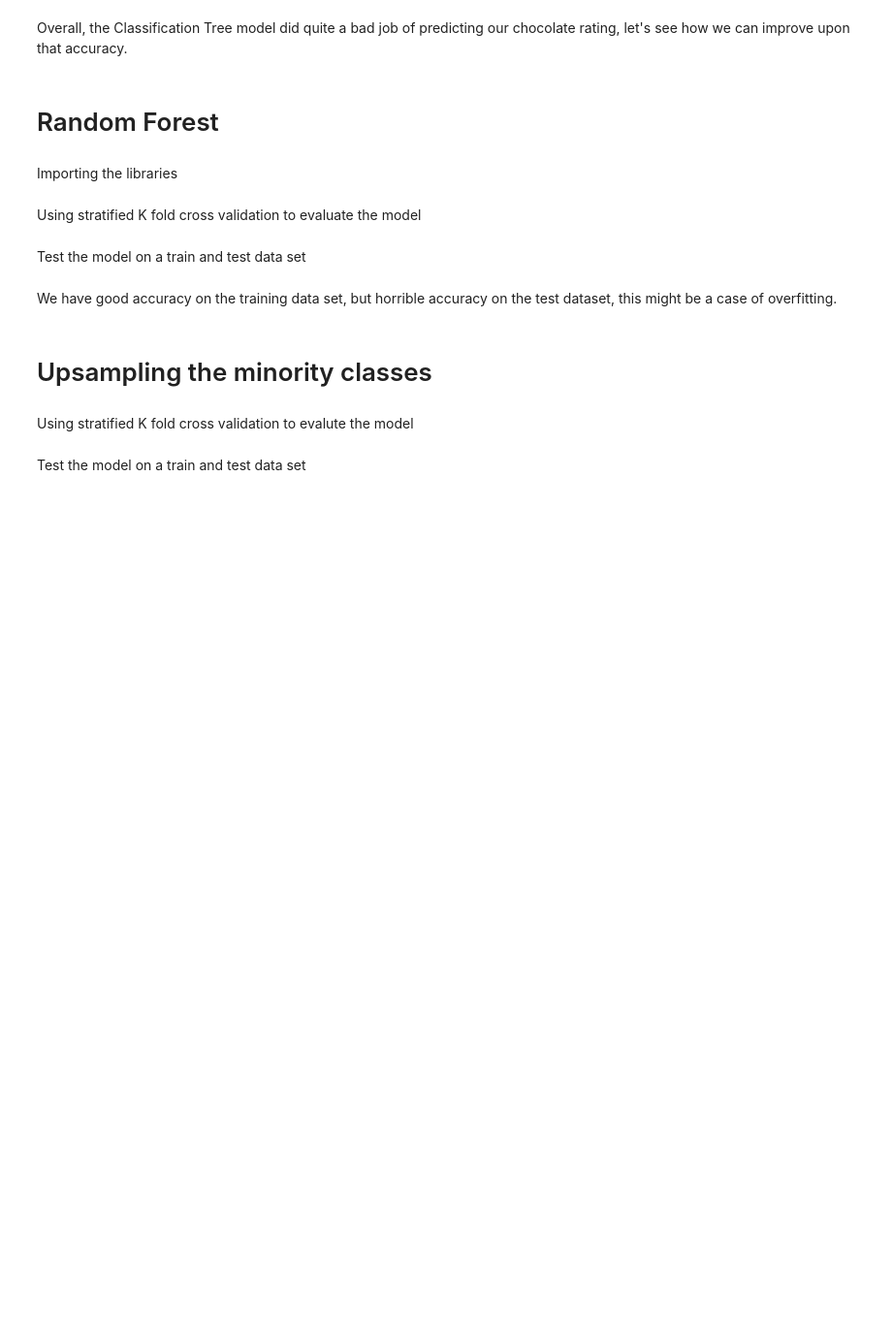
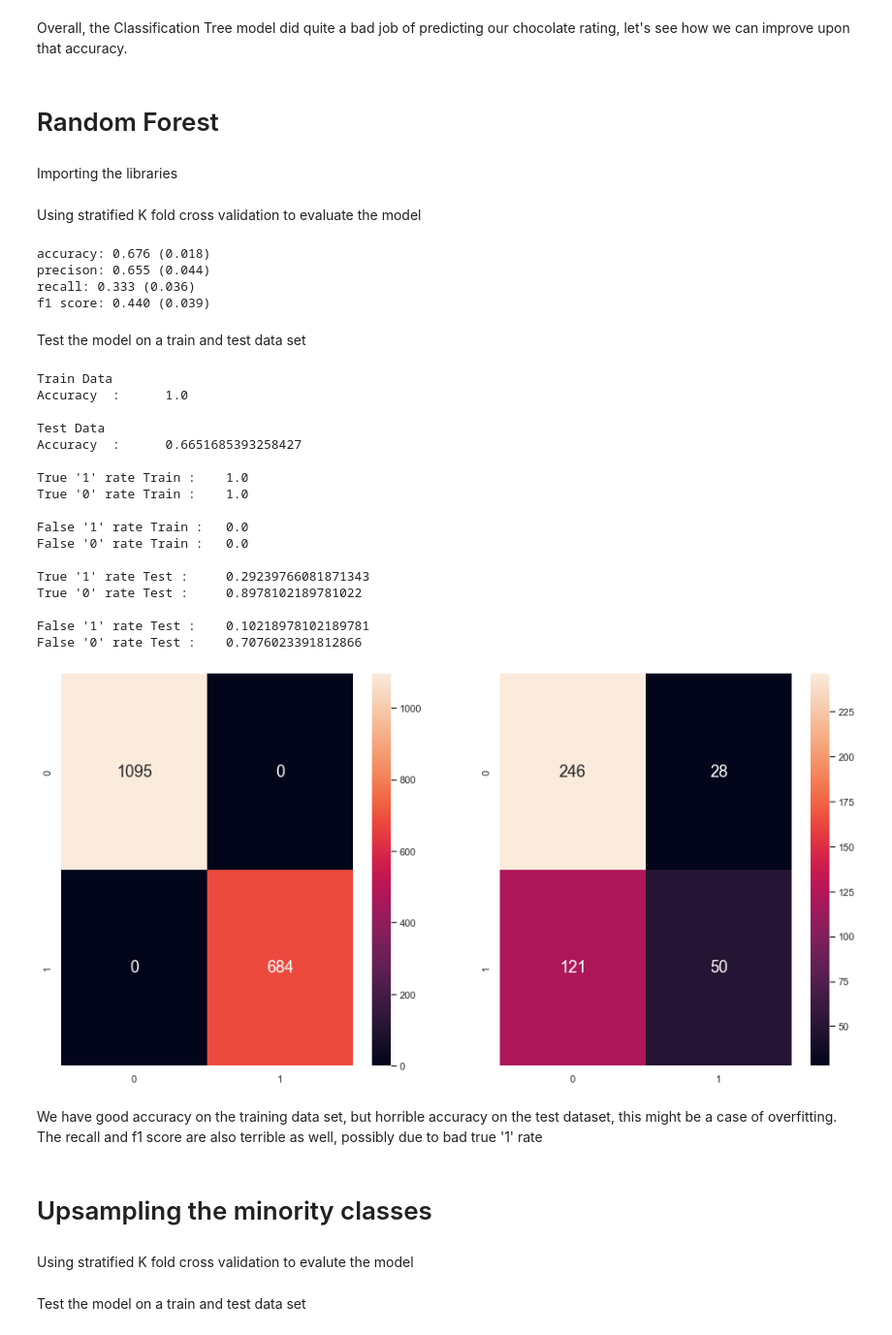
Before and after one commit to bachts/sc1015-project, a Jupyter notebook: Machine learning.ipynb, the cells around one changed output. Shown at 97% size. Cells and saved outputs as stored; diff of their text form; code cells hidden in the pictures; blank space fills up the shorter version.

```diff
--- a/Machine learning.ipynb
+++ b/Machine learning.ipynb
@@ -113,63 +166,90 @@ X = pd.DataFrame(choc_ohe.drop('rating_category', axis = 1))
 # %% [markdown]
 Using stratified K fold cross validation to evaluate the model
 # %%
-rforest = RandomForestClassifier(n_estimators = 400, max_depth = 60)
-cv = RepeatedStratifiedKFold(n_splits=10, n_repeats=3, random_state=1)
-n_scores = cross_val_score(rforest, X, y, scoring='accuracy', cv=cv, n_jobs=-1, error_score='raise')
-print('Accuracy: %.3f (%.3f)' % (np.mean(n_scores), np.std(n_scores)))
+rforest = RandomForestClassifier(n_estimators = 800, max_depth = 100)
+cv = RepeatedStratifiedKFold(n_splits=5, n_repeats=3, random_state=1)
+n_scores = cross_validate(rforest, X, y, scoring=scoring, cv=cv, n_jobs=-1, error_score='raise')
+#print(n_scores)
+print('accuracy: %.3f (%.3f)' % (np.mean(n_scores["test_accuracy"]), np.std(n_scores["test_accuracy"])))
+print('precison: %.3f (%.3f)' % (np.mean(n_scores["test_precision"]), np.std(n_scores["test_precision"])))
+print('recall: %.3f (%.3f)' % (np.mean(n_scores["test_recall"]), np.std(n_scores["test_recall"])))
+print('f1 score: %.3f (%.3f)' % (np.mean(n_scores["test_f1_score"]), np.std(n_scores["test_f1_score"])))
+# %% [output]
+accuracy: 0.676 (0.018)
+precison: 0.655 (0.044)
+recall: 0.333 (0.036)
+f1 score: 0.440 (0.039)
 # %% [markdown]
 Test the model on a train and test data set
 # %%
 # Split the Dataset into Train and Test
-X_train, X_test, y_train, y_test = train_test_split(X, y, test_size = 0.2)
+#X_train, X_test, y_train, y_test = train_test_split(X, y, test_size = 0.2)
 
 # Fit Random Forest on Train Data
-rforest.fit(X_train, y_train.rating_category.ravel())
+rforest.fit(X1_train, y1_train.rating_category.ravel())
 
 # Print the Classification Accuracy
 print("Train Data")
-print("Accuracy  :\t", rforest.score(X_train, y_train))
+print("Accuracy  :\t", rforest.score(X1_train, y1_train))
 print()
 
 print("Test Data")
-print("Accuracy  :\t", rforest.score(X_test, y_test))
+print("Accuracy  :\t", rforest.score(X1_test, y1_test))
 print()
 
 # Predict the Response corresponding to Predictors
-y_train_pred = rforest.predict(X_train)
-y_test_pred = rforest.predict(X_test)
+y_train_pred = rforest.predict(X1_train)
+y_test_pred = rforest.predict(X1_test)
 
 # Print the Accuracy Measures from the Confusion Matrix
-cmTrain = confusion_matrix(y_train, y_train_pred)
-cmTest = confusion_matrix(y_test, y_test_pred)
+cmTrain = confusion_matrix(y1_train, y_train_pred)
+cmTest = confusion_matrix(y1_test, y_test_pred)
 
-print("True '2' rate Train :\t", (cmTrain[2][2]/(cmTrain[2][0]+cmTrain[2][1]+cmTrain[2][2])))
-print("True '1' rate Train :\t", (cmTrain[1][1]/(cmTrain[1][0]+cmTrain[1][1]+cmTrain[1][2])))
-print("True '0' rate Train :\t", (cmTrain[0][0]/(cmTrain[0][0]+cmTrain[0][1]+cmTrain[0][2])))
+print("True '1' rate Train :\t", (cmTrain[1][1]/(cmTrain[1][0]+cmTrain[1][1])))
+print("True '0' rate Train :\t", (cmTrain[0][0]/(cmTrain[0][0]+cmTrain[0][1])))
 print()
 
-print("False '2' rate Train :\t", ((cmTrain[1][2]+cmTrain[0][2])/((cmTrain[1][2]+cmTrain[0][2]+cmTrain[1][1]+cmTrain[0][1]+cmTrain[1][0]+cmTrain[0][0]))))
-print("False '1' rate Train :\t", ((cmTrain[2][1]+cmTrain[0][1])/((cmTrain[2][1]+cmTrain[0][1]+cmTrain[2][2]+cmTrain[0][2]+cmTrain[2][0]+cmTrain[0][0]))))
-print("False '0' rate Train :\t", ((cmTrain[1][0]+cmTrain[2][0])/((cmTrain[1][0]+cmTrain[2][0]+cmTrain[1][1]+cmTrain[2][1]+cmTrain[1][2]+cmTrain[2][2]))))
+
+print("False '1' rate Train :\t", ((cmTrain[0][1])/((cmTrain[0][1]+cmTrain[0][0]))))
+print("False '0' rate Train :\t", ((cmTrain[1][0])/((cmTrain[1][0]+cmTrain[1][1]))))
 print()
 
-print("True '2' rate Test :\t", (cmTest[2][2]/(cmTest[2][0]+cmTest[2][1]+cmTest[2][2])))
-print("True '1' rate Test :\t", (cmTest[1][1]/(cmTest[1][0]+cmTest[1][1]+cmTest[1][2])))
-print("True '0' rate Test :\t", (cmTest[0][0]/(cmTest[0][0]+cmTest[0][1]+cmTest[0][2])))
+
+print("True '1' rate Test :\t", (cmTest[1][1]/(cmTest[1][0]+cmTest[1][1])))
+print("True '0' rate Test :\t", (cmTest[0][0]/(cmTest[0][0]+cmTest[0][1])))
 print()
 
-print("False '2' rate Test :\t", ((cmTest[1][2]+cmTest[0][2])/((cmTest[1][2]+cmTest[0][2]+cmTest[1][1]+cmTest[0][1]+cmTest[1][0]+cmTest[0][0]))))
-print("False '1' rate Test :\t", ((cmTest[2][1]+cmTest[0][1])/((cmTest[2][1]+cmTest[0][1]+cmTest[2][2]+cmTest[0][2]+cmTest[2][0]+cmTest[0][0]))))
-print("False '0' rate Test :\t", ((cmTest[1][0]+cmTest[2][0])/((cmTest[1][0]+cmTest[2][0]+cmTest[1][1]+cmTest[2][1]+cmTest[1][2]+cmTest[2][2]))))
+print("False '1' rate Test :\t", ((cmTest[0][1])/((+cmTest[0][1]+cmTest[0][0]))))
+print("False '0' rate Test :\t", ((cmTest[1][0])/((cmTest[1][0]+cmTest[1][1]))))
 print()
 
 # Plot the Confusion Matrix
 f, axes = plt.subplots(1, 2, figsize=(16, 8))
 sb.heatmap(cmTrain, annot = True, fmt=".0f", annot_kws={"size": 18}, ax = axes[0])
 sb.heatmap(cmTest, annot = True, fmt=".0f", annot_kws={"size": 18}, ax = axes[1])
 plt.show()
+# %% [output]
+Train Data
+Accuracy  :      1.0
+
+Test Data
+Accuracy  :      0.6651685393258427
+
+True '1' rate Train :    1.0
+True '0' rate Train :    1.0
+
+False '1' rate Train :   0.0
+False '0' rate Train :   0.0
+
+True '1' rate Test :     0.29239766081871343
+True '0' rate Test :     0.8978102189781022
+
+False '1' rate Test :    0.10218978102189781
+False '0' rate Test :    0.7076023391812866
+[figure, added]
 # %% [markdown]
 We have good accuracy on the training data set, but horrible accuracy on the test dataset, this might be a case of overfitting.
+The recall and f1 score are also terrible as well, possibly due to bad true '1' rate
 # %% [markdown]
 # Upsampling the minority classes
 # %%
```
Also changed, not shown: parts of 7 cells of this notebook.
